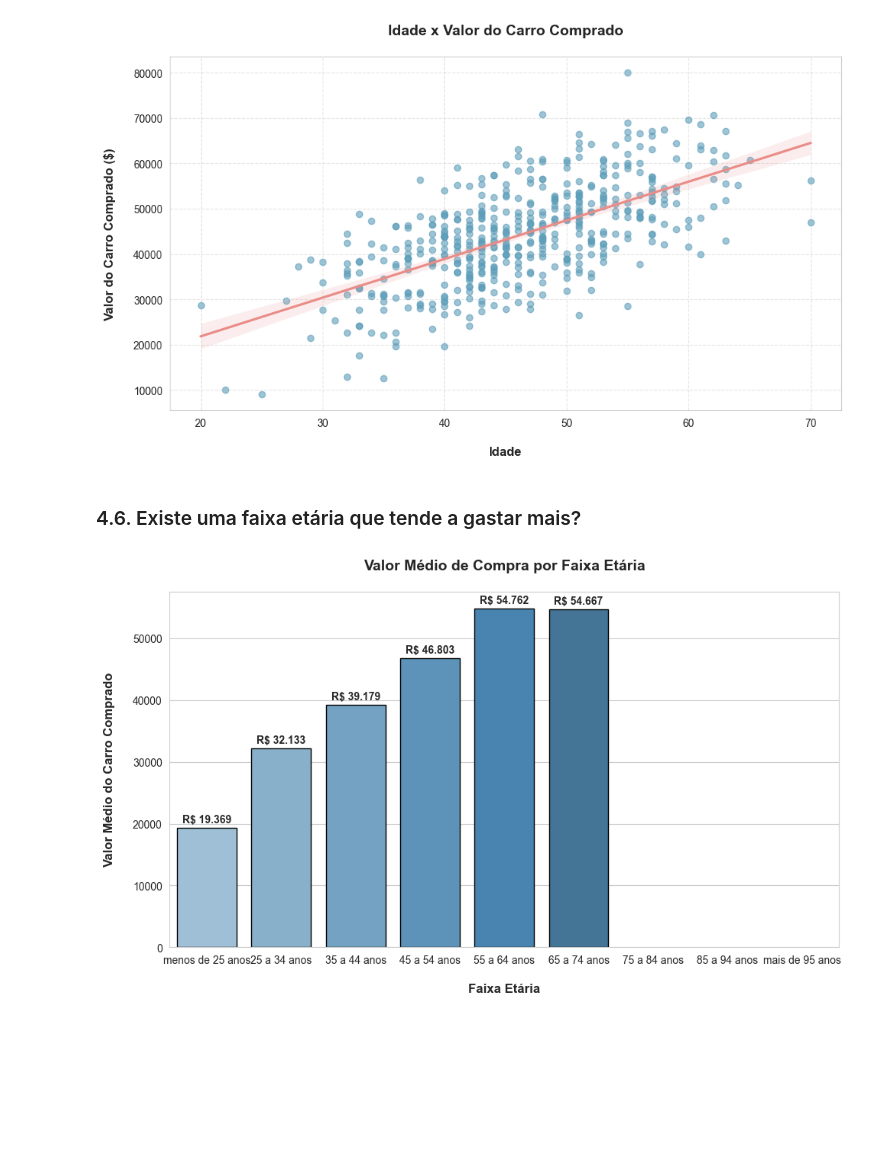
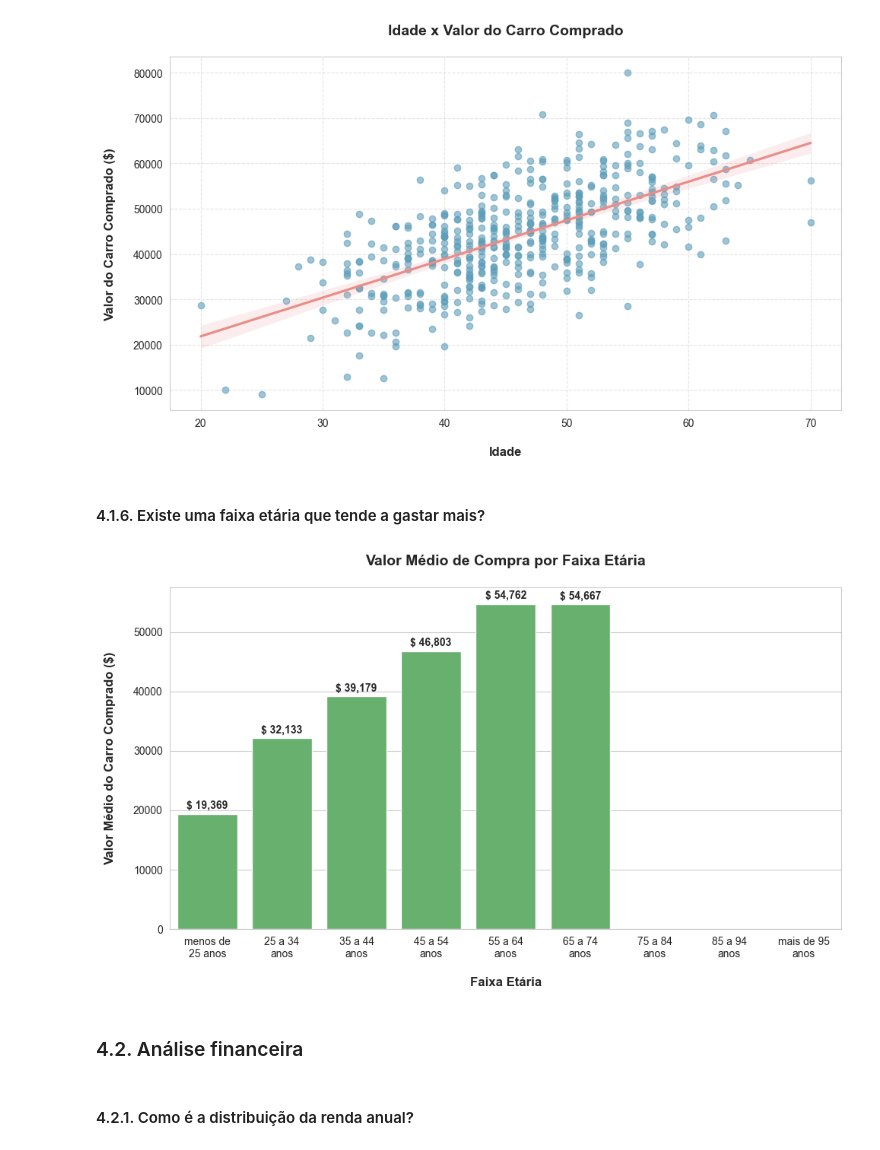
Before and after one commit to emso-exe/Compra_de_carro, a Jupyter notebook: 000_analise_exploratoria.ipynb, the cells around one changed output. Cells and saved outputs as stored; diff of their text form; code cells hidden in the pictures; blank space fills up the shorter version.

Commit message:
docs: ajustes nos títulos e sumário.

```diff
--- a/000_analise_exploratoria.ipynb
+++ b/000_analise_exploratoria.ipynb
@@ -485,31 +499,41 @@ plt.show()
 # %% [output]
 [figure]
 # %% [markdown]
-### 4.6. Existe uma faixa etária que tende a gastar mais?
+#### 4.1.6. Existe uma faixa etária que tende a gastar mais?
-# %%
-# Calcular valor médio de compra por faixa etária
-age_group_avg = df.groupby('AGE_GROUP')['Car Purchase Amount'].mean().reset_index()
-
-# Ajuste do tamanho da figura
-plt.figure(figsize=(10, 6))
-
-# Criação do barplot
-sns.barplot(data=age_group_avg, x='AGE_GROUP', y='Car Purchase Amount',
-    palette='Blues_d', edgecolor='black'
-)
-
-# Título e rótulos
-plt.title('Valor Médio de Compra por Faixa Etária\n', fontsize=14, fontweight='bold')
-plt.xlabel('\nFaixa Etária', fontsize=12, fontweight='bold')
-plt.ylabel('Valor Médio do Carro Comprado\n', fontsize=12, fontweight='bold')
-
-# Adicionar valores nas barras
-for index, row in age_group_avg.iterrows():
-    plt.text(index, row['Car Purchase Amount'] + 500,  # Ajuste vertical
-             f'R$ {row["Car Purchase Amount"]:,.0f}'.replace(',', '.'),
-             ha='center', va='bottom', fontsize=10, fontweight='bold')
-
-plt.tight_layout()
-plt.show()
-# %% [output]
-[figure, removed]
+# %%
+# Calcular valor médio de compra por faixa etária
+age_group_avg = df.groupby('AGE_GROUP')['Car Purchase Amount'].mean().reset_index()
+
+# Usa textwrap para quebrar automaticamente os rótulos longos do eixo x
+x_labels = [textwrap.fill(str(label), width=10) for label in age_group_avg['AGE_GROUP']]
+
+# Ajuste do tamanho da figura
+plt.figure(figsize=(10, 6))
+
+# Criação do barplot
+ax = sns.barplot(data=age_group_avg, x='AGE_GROUP', y='Car Purchase Amount',
+                 palette=['#5cbc64'], edgecolor='#fff')
+
+# Aplicar os rótulos com quebra ao eixo X
+ax.set_xticklabels(x_labels)
+
+# Título e rótulos
+plt.title('Valor Médio de Compra por Faixa Etária\n', fontsize=14, fontweight='bold')
+plt.xlabel('\nFaixa Etária', fontsize=12, fontweight='bold')
+plt.ylabel('Valor Médio do Carro Comprado ($)\n', fontsize=12, fontweight='bold')
+
+# Adicionar valores nas barras
+for index, row in age_group_avg.iterrows():
+    plt.text(index, row['Car Purchase Amount'] + 500,
+             f'$ {row["Car Purchase Amount"]:,.0f}',
+             ha='center', va='bottom', fontsize=10, fontweight='bold')
+
+# Layout final
+plt.tight_layout()
+plt.show()
+# %% [output]
+[figure, added]
+# %% [markdown]
+### 4.2. Análise financeira
+# %% [markdown]
+#### 4.2.1. Como é a distribuição da renda anual?
```
Also changed, not shown: parts of 10 cells of this notebook.
